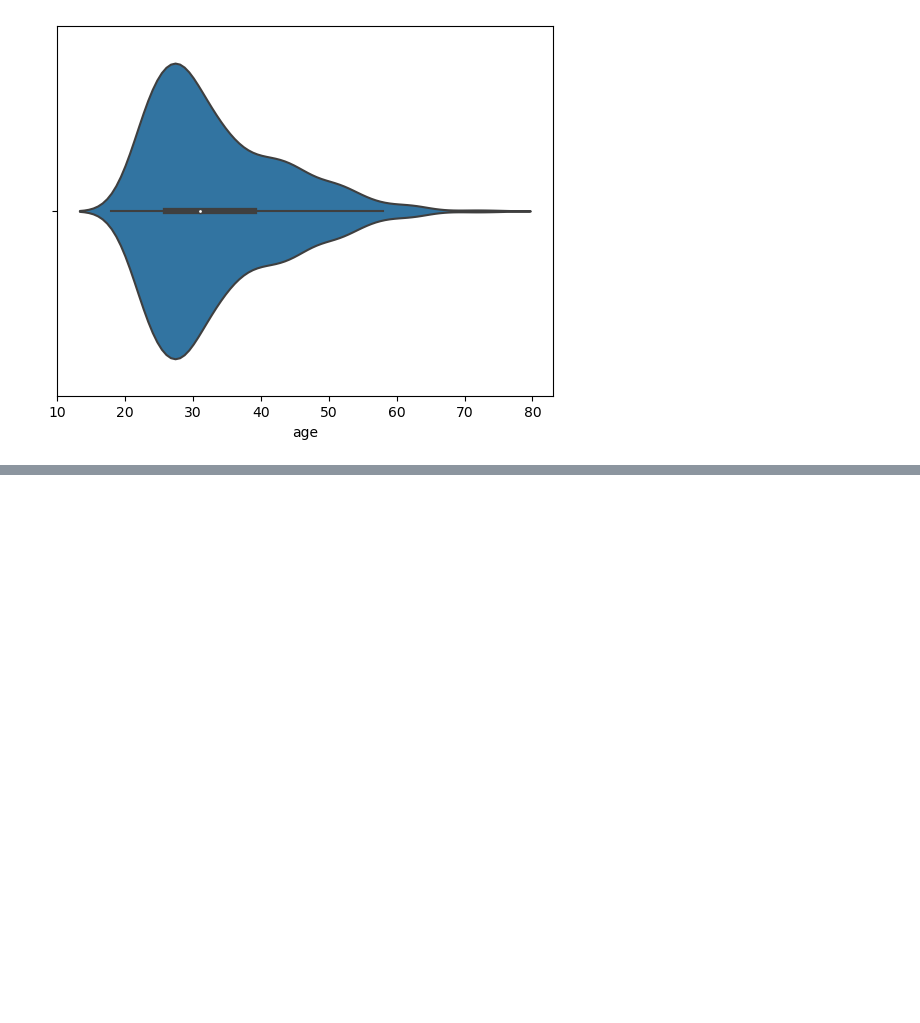
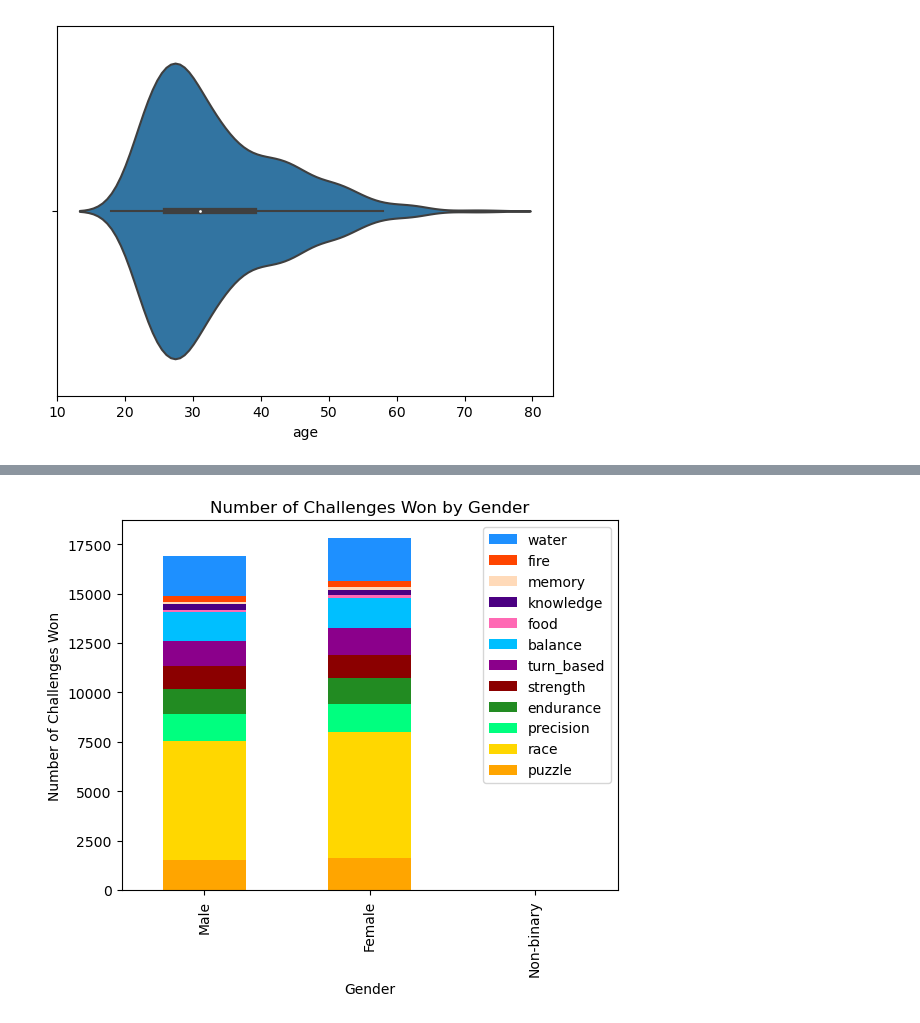
Before and after one commit to DotSumWedge/SurvivorAnalysis, a Jupyter notebook: SurvivorNB.ipynb, the cells around one changed output, grey strips where cells are left out. Saved outputs shown, nothing was run; the diff lists cells and outputs as text; code cells hidden in the pictures; blank space fills up the shorter version.

```diff
--- a/SurvivorNB.ipynb
+++ b/SurvivorNB.ipynb
@@ -341,0 +464,45 @@ dtype: int64
+# %%
+# Count the number of challenge categories won grouped by gender but with gender on the x axis
+challenges_counts_grouped = (challenges.iloc[:, 29:] == True).groupby(challenges['gender']).sum()
+
+# Change the column name from 'race_y' to 'race'
+challenges_counts_grouped = challenges_counts_grouped.rename(columns={'race_y': 'race'})
+
+# Create a dictionary of colors for each challenge type
+colors = {
+    'water': '#1E90FF', # dodger blue
+    'fire': '#FF4500', # orange red
+    'memory': '#FFDAB9', # peach puff
+    'knowledge': '#4B0082', # indigo
+    'food': '#FF69B4', # hot pink
+    'balance': '#00BFFF', # deep sky blue
+    'turn_based': '#8B008B', # dark magenta
+    'strength': '#8B0000', # dark red
+    'endurance': '#228B22', # forest green
+    'precision': '#00FF7F', # spring green
+    'race': '#FFD700', # gold
+    'puzzle': '#FFA500' # orange
+}
+
+# Create a stacked bar chart
+bar_chart_axes = challenges_counts_grouped.plot.bar(stacked=True, color=colors)
+
+# Get the gender categories for the x axis labels
+genders = dataframes['castaway_details.csv']['gender'].unique().tolist()
+
+# Set the xtick labels to the challenge types
+plt.xticks(range(len(genders)), genders, rotation=90)
+
+# Add labels and title
+plt.xlabel('Gender')
+plt.ylabel('Number of Challenges Won')
+plt.title('Number of Challenges Won by Gender')
+
+# Change the order of the legend
+handles, labels = bar_chart_axes.get_legend_handles_labels()
+bar_chart_axes.legend(reversed(handles), reversed(labels))
+
+# Show the plot
+plt.show()
+# %% [output]
+[figure, added]
```
Also changed, not shown: parts of 31 cells of this notebook.
